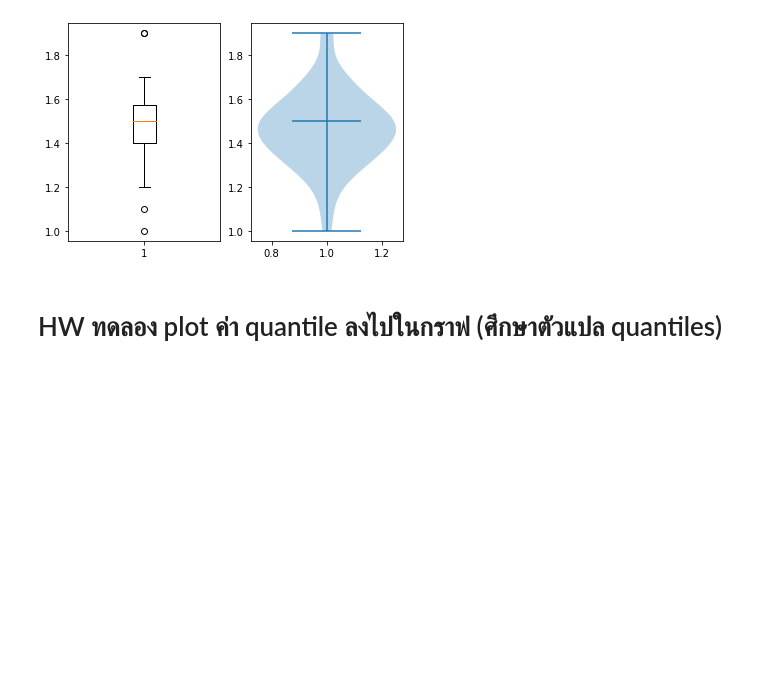
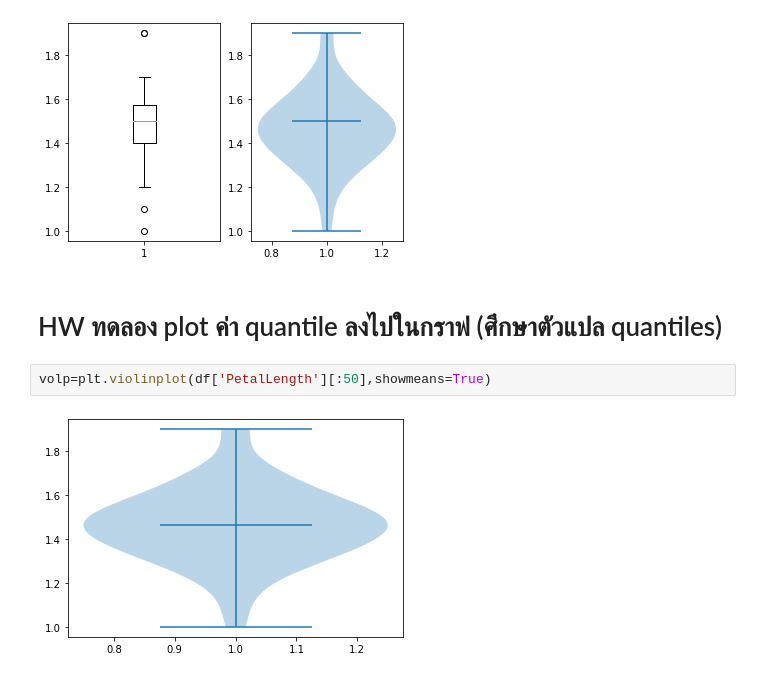
Before and after one commit to 623021000-1thaksina/data_viz_2022, a Jupyter notebook: DataViz02_Data_Distribution_.ipynb, the cells around one changed output. Saved outputs shown, nothing was run; the diff lists cells and outputs as text; blank space fills up the shorter version.

```diff
--- a/DataViz02_Data_Distribution_.ipynb
+++ b/DataViz02_Data_Distribution_.ipynb
@@ -465,3 +472,7 @@ vi = plt.violinplot(df['PetalLength'][:50],showmedians=True)
 [figure]
 # %% [markdown]
 # HW ทดลอง plot ค่า quantile ลงไปในกราฟ (ศึกษาตัวแปล quantiles)
+# %%
+volp=plt.violinplot(df['PetalLength'][:50],showmeans=True)
+# %% [output]
+[figure, added]
```
Also changed, not shown: parts of 16 cells of this notebook.
